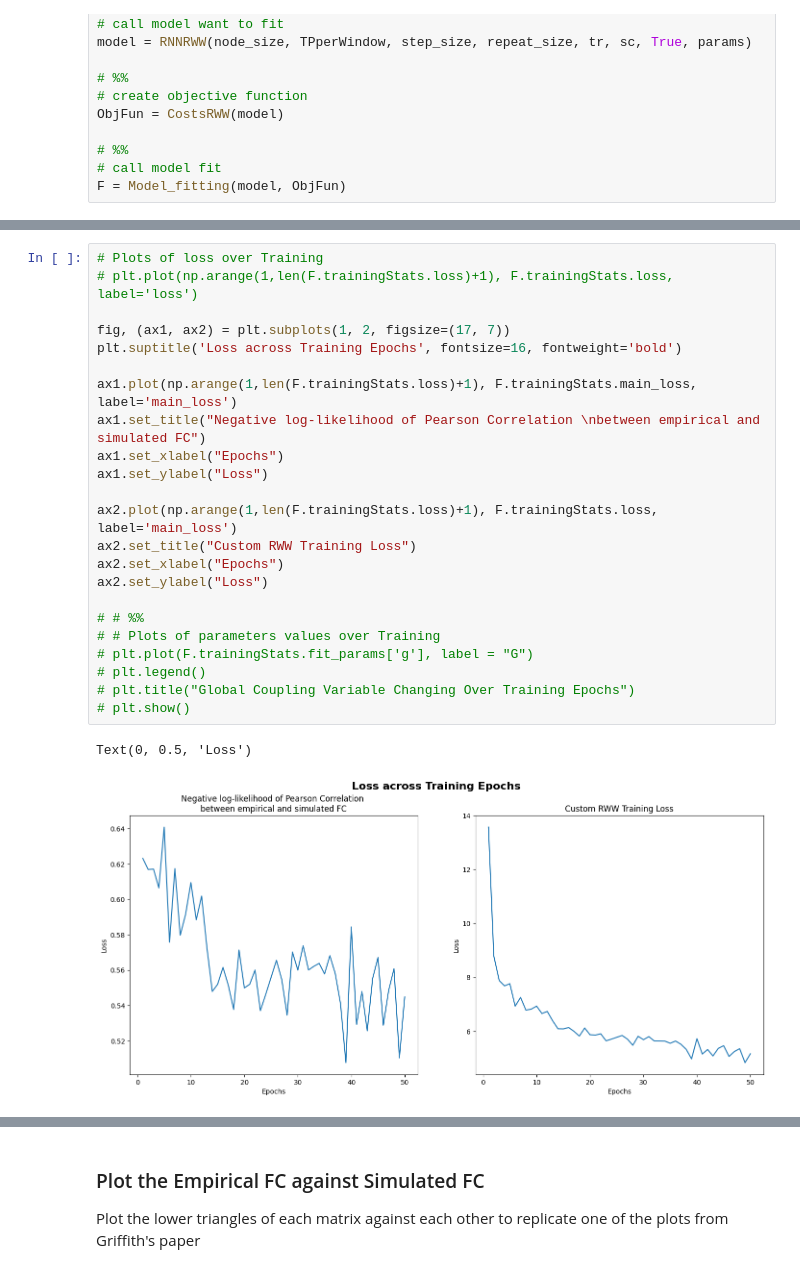
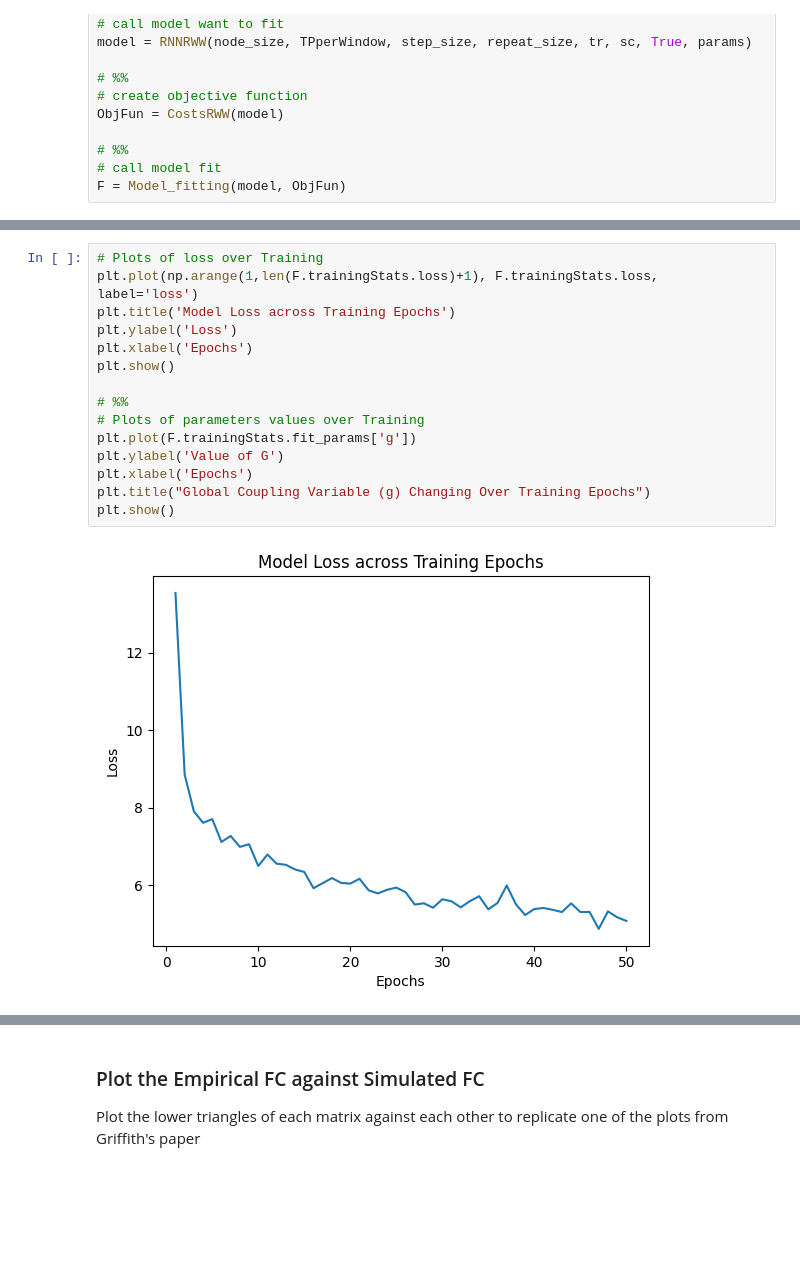
Before and after one commit to dChakr/ad_modelling_fyp, a Jupyter notebook: whole_brain_models/fit_healthy_rww.ipynb, the cells around one changed output, grey strips where cells are left out. Saved outputs shown, nothing was run; the diff lists cells and outputs as text; blank space fills up the shorter version.

Commit message:
Merge branch 'main' of https://github.com/dChakr/ad_modelling_fyp into main

```diff
--- a/whole_brain_models/fit_healthy_rww.ipynb
+++ b/whole_brain_models/fit_healthy_rww.ipynb
@@ -141,26 +136,17 @@ epoch:  49 loss: 5.040518576626255 Pseudo FC_cor:  0.4405409176969589
 # %%
 # Plots of loss over Training
-# plt.plot(np.arange(1,len(F.trainingStats.loss)+1), F.trainingStats.loss, label='loss')
+plt.plot(np.arange(1,len(F.trainingStats.loss)+1), F.trainingStats.loss, label='loss')
+plt.title('Model Loss across Training Epochs')
+plt.ylabel('Loss')
+plt.xlabel('Epochs')
+plt.show()
 
-fig, (ax1, ax2) = plt.subplots(1, 2, figsize=(17, 7))
-plt.suptitle('Loss across Training Epochs', fontsize=16, fontweight='bold')
-
-ax1.plot(np.arange(1,len(F.trainingStats.loss)+1), F.trainingStats.main_loss, label='main_loss')
-ax1.set_title("Negative log-likelihood of Pearson Correlation \nbetween empirical and simulated FC")
-ax1.set_xlabel("Epochs")
-ax1.set_ylabel("Loss")
-
-ax2.plot(np.arange(1,len(F.trainingStats.loss)+1), F.trainingStats.loss, label='main_loss')
-ax2.set_title("Custom RWW Training Loss")
-ax2.set_xlabel("Epochs")
-ax2.set_ylabel("Loss")
-
-# # %%
-# # Plots of parameters values over Training
-# plt.plot(F.trainingStats.fit_params['g'], label = "G")
-# plt.legend()
-# plt.title("Global Coupling Variable Changing Over Training Epochs")
-# plt.show()
+# %%
+# Plots of parameters values over Training
+plt.plot(F.trainingStats.fit_params['g'])
+plt.ylabel('Value of G')
+plt.xlabel('Epochs')
+plt.title("Global Coupling Variable (g) Changing Over Training Epochs")
+plt.show()
 # %% [output]
-Text(0, 0.5, 'Loss')
-[figure, old version]
+[figure, new version]
```
Also changed, not shown: parts of 12 cells of this notebook, 22 other files.
